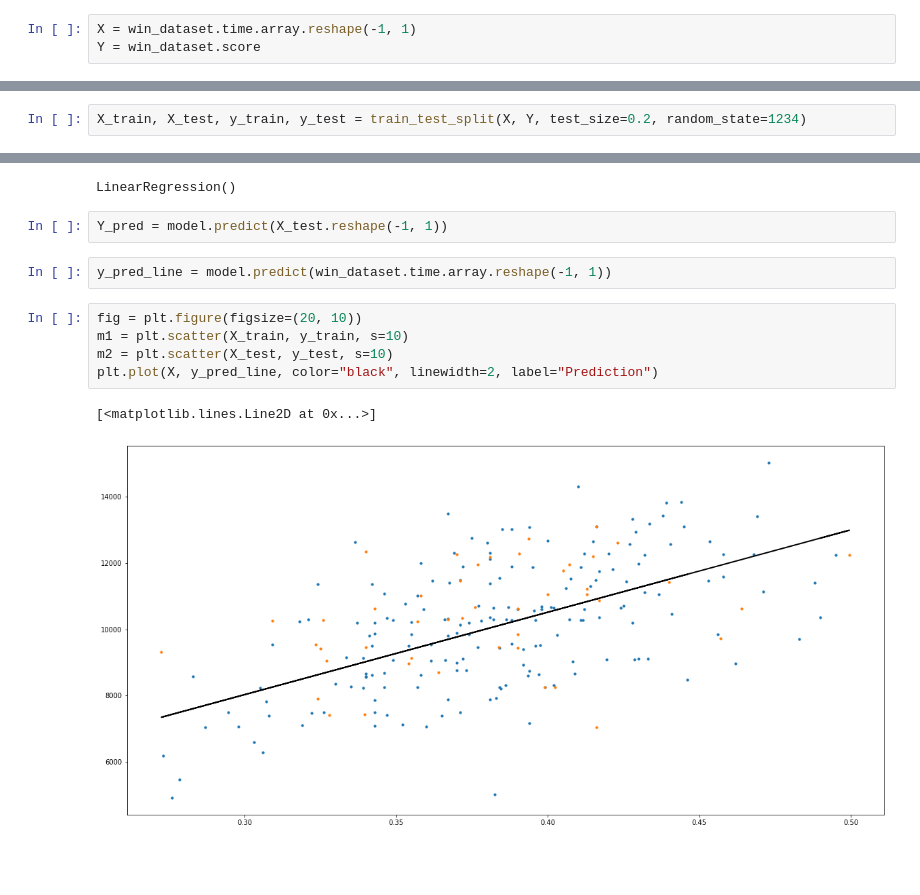
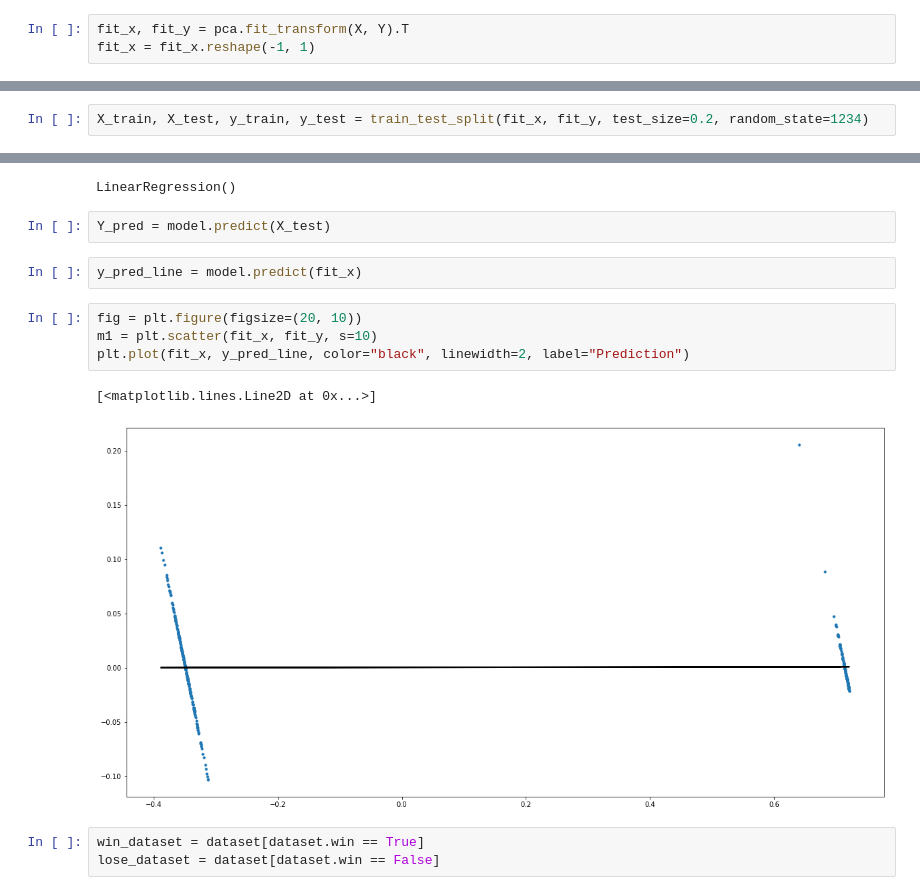
Before and after one commit to MedvedMichael/pacman, a Jupyter notebook: analysis/Linear Regression.ipynb, the cells around one changed output, grey strips where cells are left out. Saved outputs shown, nothing was run; the diff lists cells and outputs as text; blank space fills up the shorter version.

```diff
--- a/analysis/Linear Regression.ipynb
+++ b/analysis/Linear Regression.ipynb
@@ -51,8 +23,8 @@ win_dataset
-# %%
-X = win_dataset.time.array.reshape(-1, 1)
-Y = win_dataset.score
+# %%
+fit_x, fit_y = pca.fit_transform(X, Y).T
+fit_x = fit_x.reshape(-1, 1)
 # %% [markdown]
 # Linear Regression
 # %%
-X_train, X_test, y_train, y_test = train_test_split(X, Y, test_size=0.2, random_state=1234)
+X_train, X_test, y_train, y_test = train_test_split(fit_x, fit_y, test_size=0.2, random_state=1234)
 # %%
@@ -68,14 +40,16 @@ model.fit(X_train, y_train)
 # %% [output]
 LinearRegression()
 # %%
-Y_pred = model.predict(X_test.reshape(-1, 1))
+Y_pred = model.predict(X_test)
 # %%
-y_pred_line = model.predict(win_dataset.time.array.reshape(-1, 1))
+y_pred_line = model.predict(fit_x)
 # %%
 fig = plt.figure(figsize=(20, 10))
-m1 = plt.scatter(X_train, y_train, s=10)
-m2 = plt.scatter(X_test, y_test, s=10)
-plt.plot(X, y_pred_line, color="black", linewidth=2, label="Prediction")
+m1 = plt.scatter(fit_x, fit_y, s=10)
+plt.plot(fit_x, y_pred_line, color="black", linewidth=2, label="Prediction")
 # %% [output]
 [<matplotlib.lines.Line2D at 0x...>]
-[figure, old version]
+[figure, new version]
+# %%
+win_dataset = dataset[dataset.win == True]
+lose_dataset = dataset[dataset.win == False]
```
Also changed, not shown: parts of 16 cells of this notebook, 1 other file.
